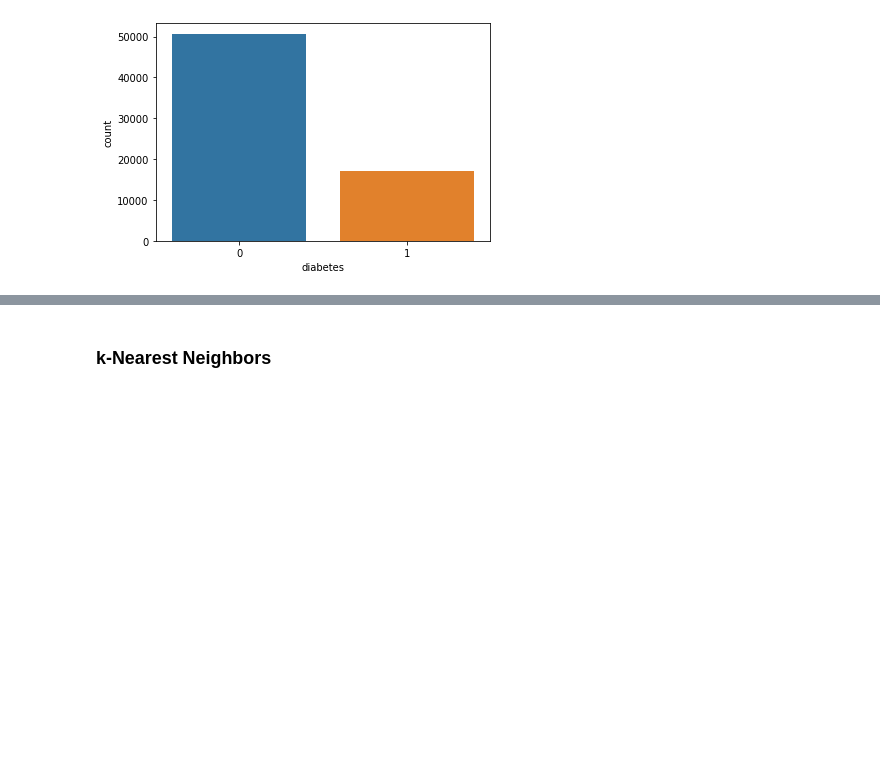
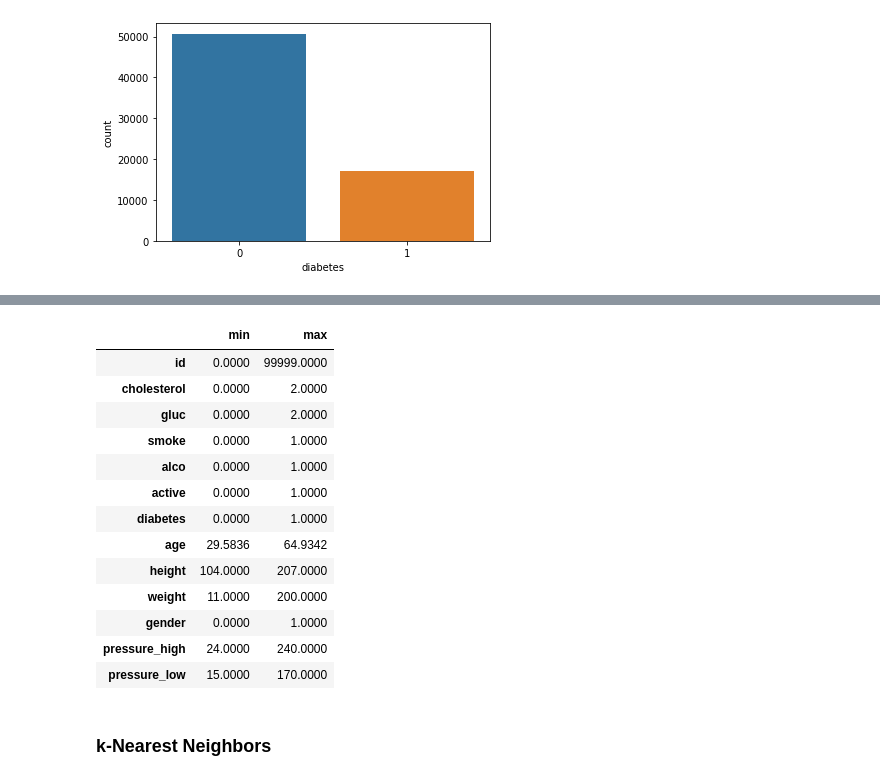
Before and after one commit to m4rtinkoenig/ML-with-Python, a Jupyter notebook: notebooks/KNN Regression.ipynb, the cells around one changed output, grey strips where cells are left out. Saved outputs shown, nothing was run; the diff lists cells and outputs as text; code cells hidden in the pictures; blank space fills up the shorter version.

```diff
--- a/notebooks/KNN Regression.ipynb
+++ b/notebooks/KNN Regression.ipynb
@@ -103,3 +121,21 @@ memory usage: 7.2+ MB
+# %%
+diabetes_cleaned = diabetes_cleaned[outlier == False]
+diabetes_cleaned.describe().T[["min", "max"]]
+# %% [output]
+|  | min | max |
+| id | 0.0000 | 99999.0000 |
+| cholesterol | 0.0000 | 2.0000 |
+| gluc | 0.0000 | 2.0000 |
+| smoke | 0.0000 | 1.0000 |
+| alco | 0.0000 | 1.0000 |
+| active | 0.0000 | 1.0000 |
+| diabetes | 0.0000 | 1.0000 |
+| age | 29.5836 | 64.9342 |
+| height | 104.0000 | 207.0000 |
+| weight | 11.0000 | 200.0000 |
+| gender | 0.0000 | 1.0000 |
+| pressure_high | 24.0000 | 240.0000 |
+| pressure_low | 15.0000 | 170.0000 |
 # %% [markdown]
 ### k-Nearest Neighbors
 # %%
```
Also changed, not shown: parts of 14 cells of this notebook, 1 other file.
